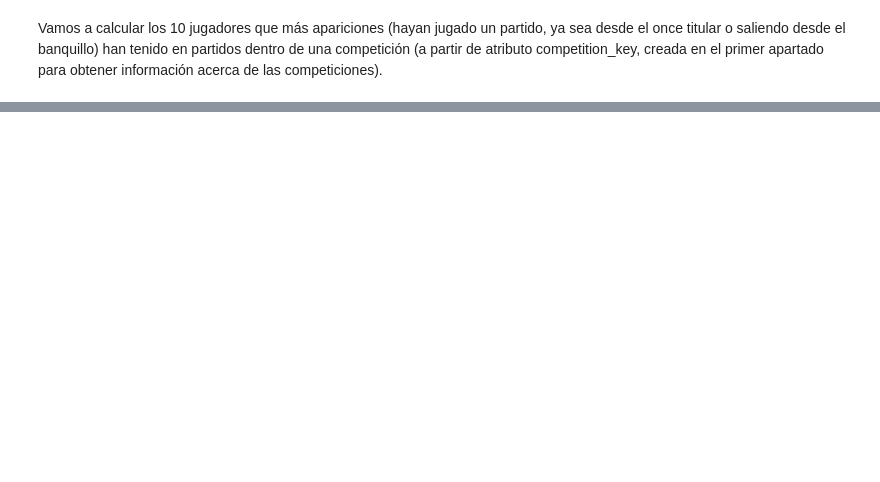
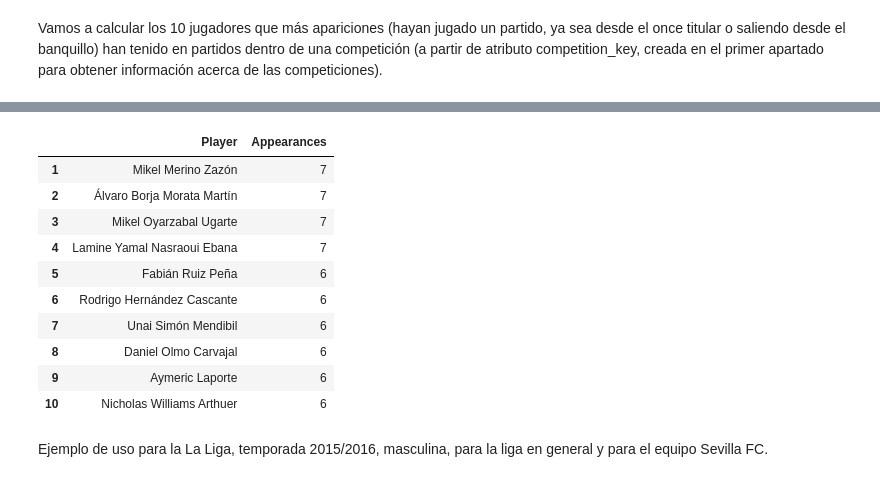
Before and after one commit to Jaime-Linares/EDA-FootySage, a Jupyter notebook: EDA(FootySage).ipynb, the cells around one changed output, grey strips where cells are left out. Drawn from its saved outputs; the diff is of its cells as text; code cells hidden in the pictures; blank space fills up the shorter version.

```diff
--- a/EDA(FootySage).ipynb
+++ b/EDA(FootySage).ipynb
@@ -550,0 +611,17 @@ Vamos a calcular los 10 jugadores que más apariciones (hayan jugado un partido,
+# %%
+def top_10_players_by_appearances_by_team(lineups_df, team_name):
+    apariciones = []
+    for _, row in lineups_df.iterrows():
+        for team in row:
+            if team['team_name'] == team_name:
+                for player in team['lineup']:
+                    if ('positions' in player and isinstance(player['positions'], list) and len(player['positions']) > 0):
+                        apariciones.append(player['player_name'])
+    # contamos las apariciones de cada jugador
+    apariciones_jugadores = pd.Series(apariciones).value_counts().head(10)
+    # convertimos a DataFrame para una mejor visualización
+    top_jugadores_df = apariciones_jugadores.reset_index()
+    top_jugadores_df.columns = ['Player', 'Appearances']
+    # reiniciamos el índice para que empiece en 1
+    top_jugadores_df.index = top_jugadores_df.index + 1
+    return top_jugadores_df
@@ -550,0 +630,18 @@ Vamos a calcular los 10 jugadores que más apariciones (hayan jugado un partido,
+# %%
+top_jugadores_euro_24_male_spain = top_10_players_by_appearances_by_team(lineups_df_euro_24_male, "Spain")
+# %%
+top_jugadores_euro_24_male_spain.head(10)
+# %% [output]
+|  | Player | Appearances |
+| 1 | Mikel Merino Zazón | 7 |
+| 2 | Álvaro Borja Morata Martín | 7 |
+| 3 | Mikel Oyarzabal Ugarte | 7 |
+| 4 | Lamine Yamal Nasraoui Ebana | 7 |
+| 5 | Fabián Ruiz Peña | 6 |
+| 6 | Rodrigo Hernández Cascante | 6 |
+| 7 | Unai Simón Mendibil | 6 |
+| 8 | Daniel Olmo Carvajal | 6 |
+| 9 | Aymeric Laporte | 6 |
+| 10 | Nicholas Williams Arthuer | 6 |
+# %% [markdown]
+Ejemplo de uso para la La Liga, temporada 2015/2016, masculina, para la liga en general y para el equipo Sevilla FC.
```
Also changed, not shown: parts of 15 cells of this notebook.
